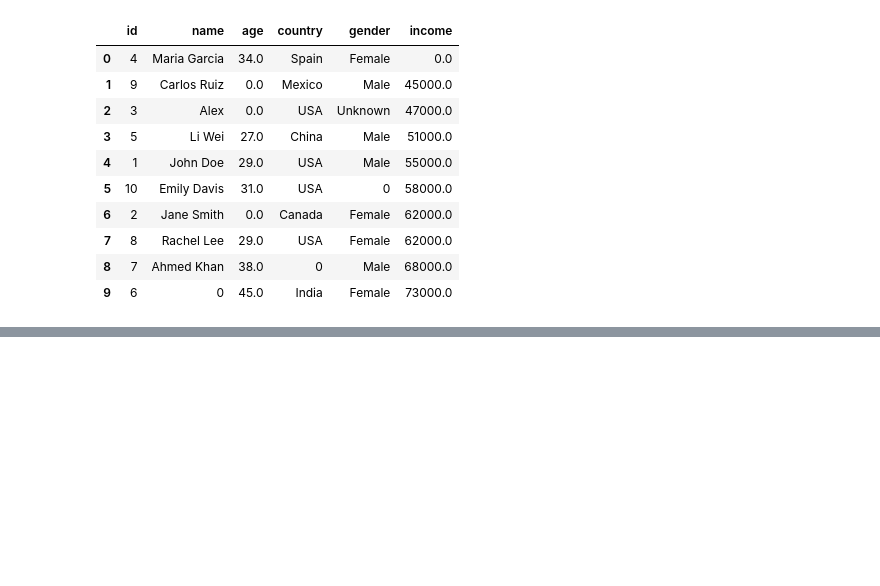
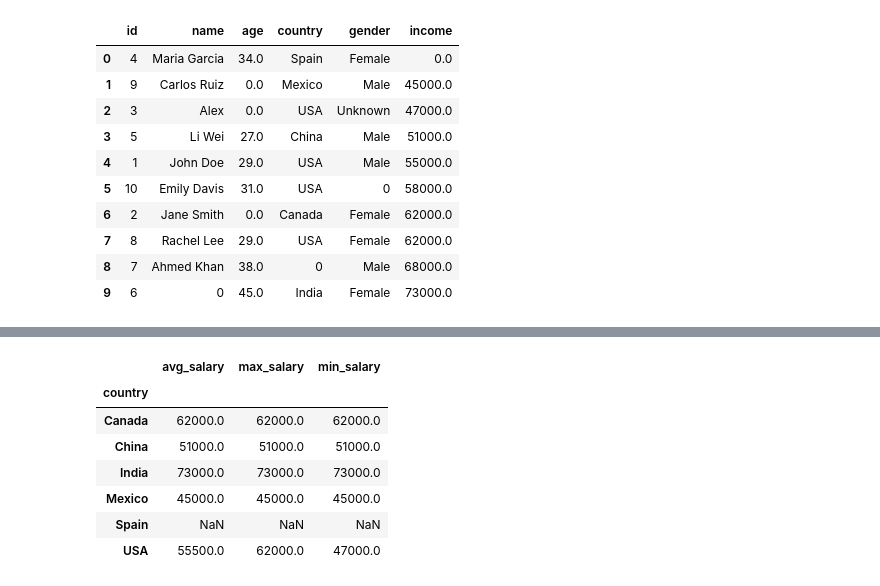
Before and after one commit to SourabhTiware/AI-ML-DS-Learning-Journey, a Jupyter notebook: 06 - Pandas par 2/Data Transformation/Data_Transformation.ipynb, the cells around one changed output, grey strips where cells are left out. Drawn from its saved outputs; the diff is of its cells as text; code cells hidden in the pictures; blank space fills up the shorter version.

```diff
--- a/06 - Pandas par 2/Data Transformation/Data_Transformation.ipynb
+++ b/06 - Pandas par 2/Data Transformation/Data_Transformation.ipynb
@@ -781,0 +860,12 @@ df2
+# %%
+ # rename aggregate
+df2.groupby("country")["income"].agg(avg_salary="mean", max_salary="max", min_salary="min")
+# %% [output]
+|  | avg_salary | max_salary | min_salary |
+| country |  |  |  |
+| Canada | 62000.0 | 62000.0 | 62000.0 |
+| China | 51000.0 | 51000.0 | 51000.0 |
+| India | 73000.0 | 73000.0 | 73000.0 |
+| Mexico | 45000.0 | 45000.0 | 45000.0 |
+| Spain | NaN | NaN | NaN |
+| USA | 55500.0 | 62000.0 | 47000.0 |
```
Also changed, not shown: parts of 10 cells of this notebook, 1 other file.
